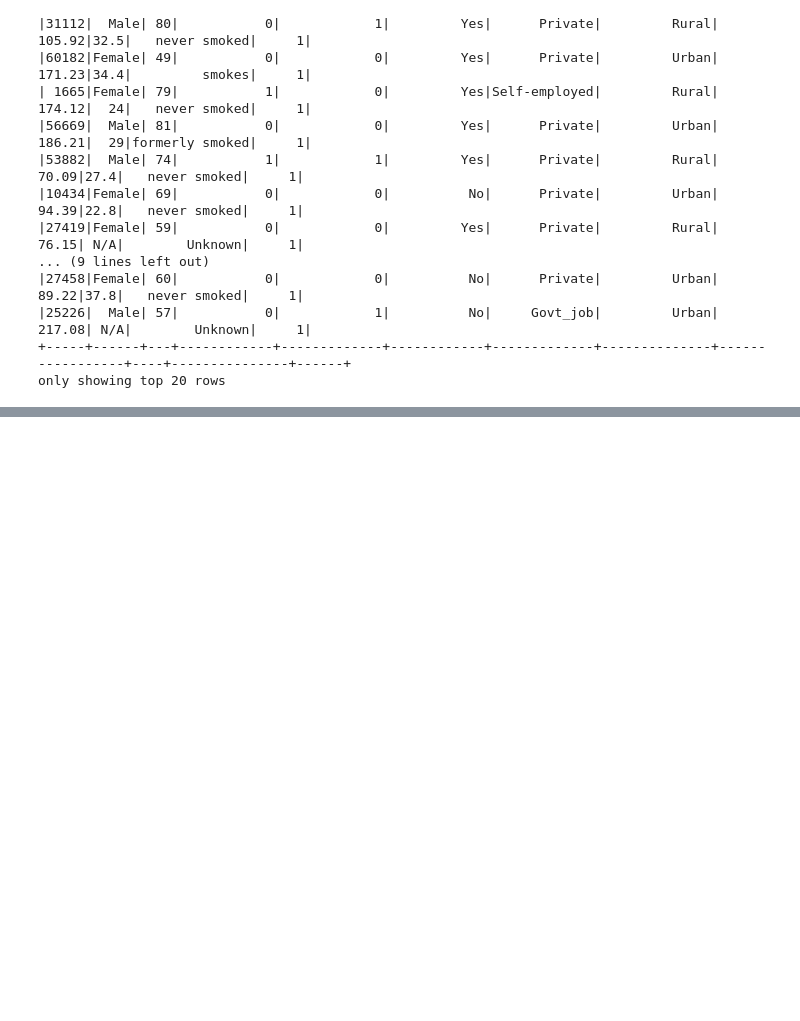
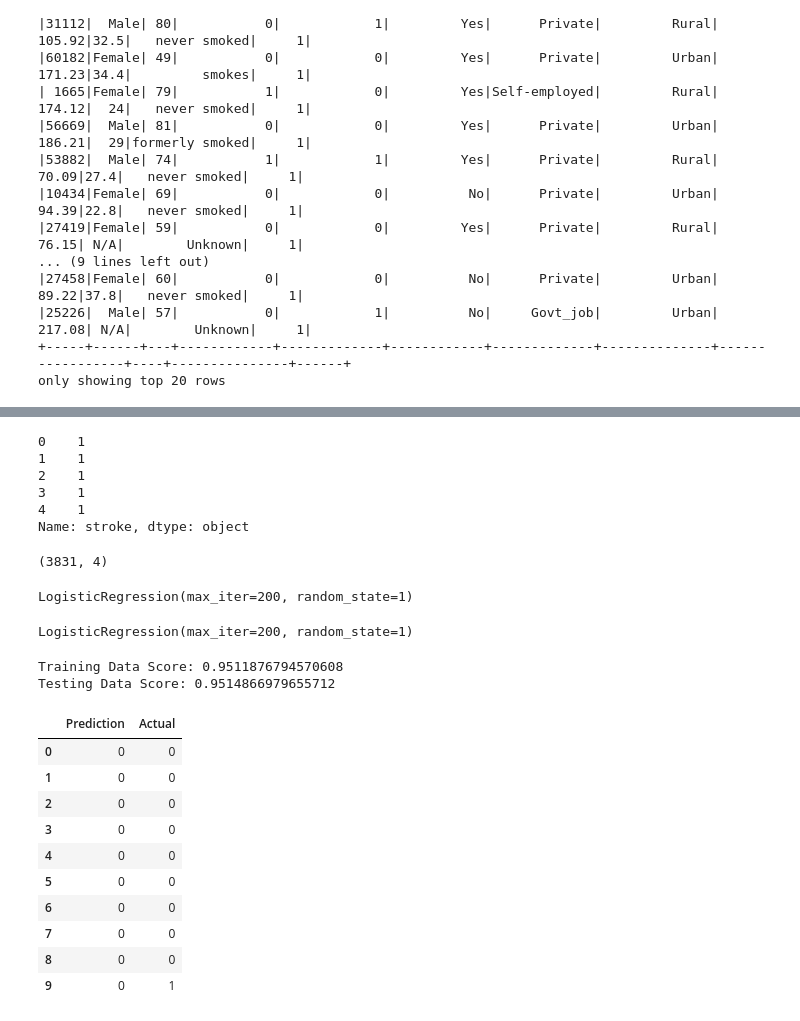
Before and after one commit to AlexFeeney/Project4_Group3, a Jupyter notebook: AlexF_Project4.ipynb, the cells around one changed output, grey strips where cells are left out. Drawn from its saved outputs; the diff is of its cells as text; code cells hidden in the pictures; blank space fills up the shorter version.

```diff
--- a/AlexF_Project4.ipynb
+++ b/AlexF_Project4.ipynb
@@ -113,4 +115,29 @@ pandas_df.head()
+# %%
+#get the target
+y.head()
+# %% [output]
+0    1
+1    1
+2    1
+3    1
+4    1
+Name: stroke, dtype: object
+# %%
+#Split data into training and testing
+from sklearn.model_selection import train_test_split
+
+X_train, X_test, y_train, y_test = train_test_split(X,
+                                                    y,
+                                                    random_state=1,
+                                                    stratify=y)
+X_train.shape
+# %% [output]
+(3831, 4)
 # %%
-# Create a Logistic Regression Model
 from sklearn.linear_model import LogisticRegression
-classifier = LogisticRegression(solver='lbfgs', random_state=1)
+classifier = LogisticRegression(solver='lbfgs',
+                                max_iter=200,
+                                random_state=1)
+classifier
+# %% [output]
+LogisticRegression(max_iter=200, random_state=1)
@@ -119,0 +144,26 @@ classifier = LogisticRegression(solver='lbfgs', random_state=1)
+# %%
+classifier.fit(X_train, y_train)
+# %% [output]
+LogisticRegression(max_iter=200, random_state=1)
+# %%
+print(f"Training Data Score: {classifier.score(X_train, y_train)}")
+print(f"Testing Data Score: {classifier.score(X_test, y_test)}")
+# %% [output]
+Training Data Score: 0.9511876794570608
+Testing Data Score: 0.9514866979655712
+# %%
+predictions = classifier.predict(X_test)
+results = pd.DataFrame({"Prediction": predictions, "Actual": y_test}).reset_index(drop=True)
+results.head(10)
+# %% [output]
+|  | Prediction | Actual |
+| 0 | 0 | 0 |
+| 1 | 0 | 0 |
+| 2 | 0 | 0 |
+| 3 | 0 | 0 |
+| 4 | 0 | 0 |
+| 5 | 0 | 0 |
+| 6 | 0 | 0 |
+| 7 | 0 | 0 |
+| 8 | 0 | 0 |
+| 9 | 0 | 1 |
```
Also changed, not shown: parts of 17 cells of this notebook.
